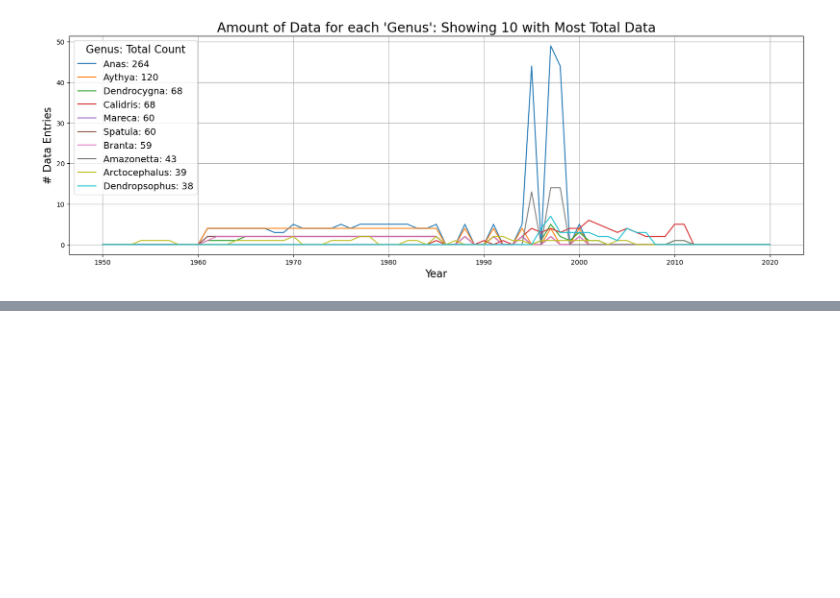
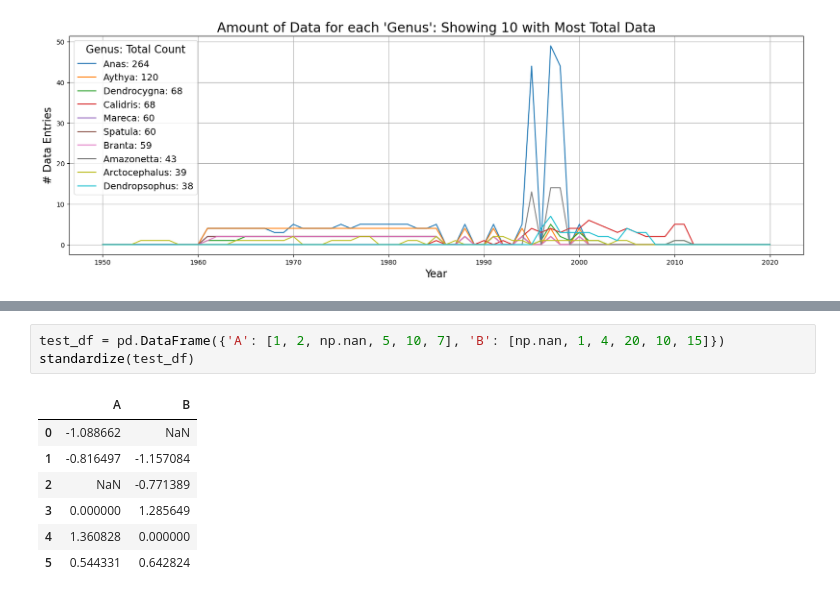
Before and after one commit to ENVS110a-SP23/group1, a Jupyter notebook: InitialDataVisualization.ipynb, the cells around one changed output, grey strips where cells are left out. Saved outputs shown, nothing was run; the diff lists cells and outputs as text; blank space fills up the shorter version.

Commit message:
created new data set

```diff
--- a/InitialDataVisualization.ipynb
+++ b/InitialDataVisualization.ipynb
@@ -111,0 +109,11 @@ Name: Species, dtype: int64
+# %%
+test_df = pd.DataFrame({'A': [1, 2, np.nan, 5, 10, 7], 'B': [np.nan, 1, 4, 20, 10, 15]})
+standardize(test_df)
+# %% [output]
+|  | A | B |
+| 0 | -1.088662 | NaN |
+| 1 | -0.816497 | -1.157084 |
+| 2 | NaN | -0.771389 |
+| 3 | 0.000000 | 1.285649 |
+| 4 | 1.360828 | 0.000000 |
+| 5 | 0.544331 | 0.642824 |
```
Also changed, not shown: parts of 8 cells of this notebook.
